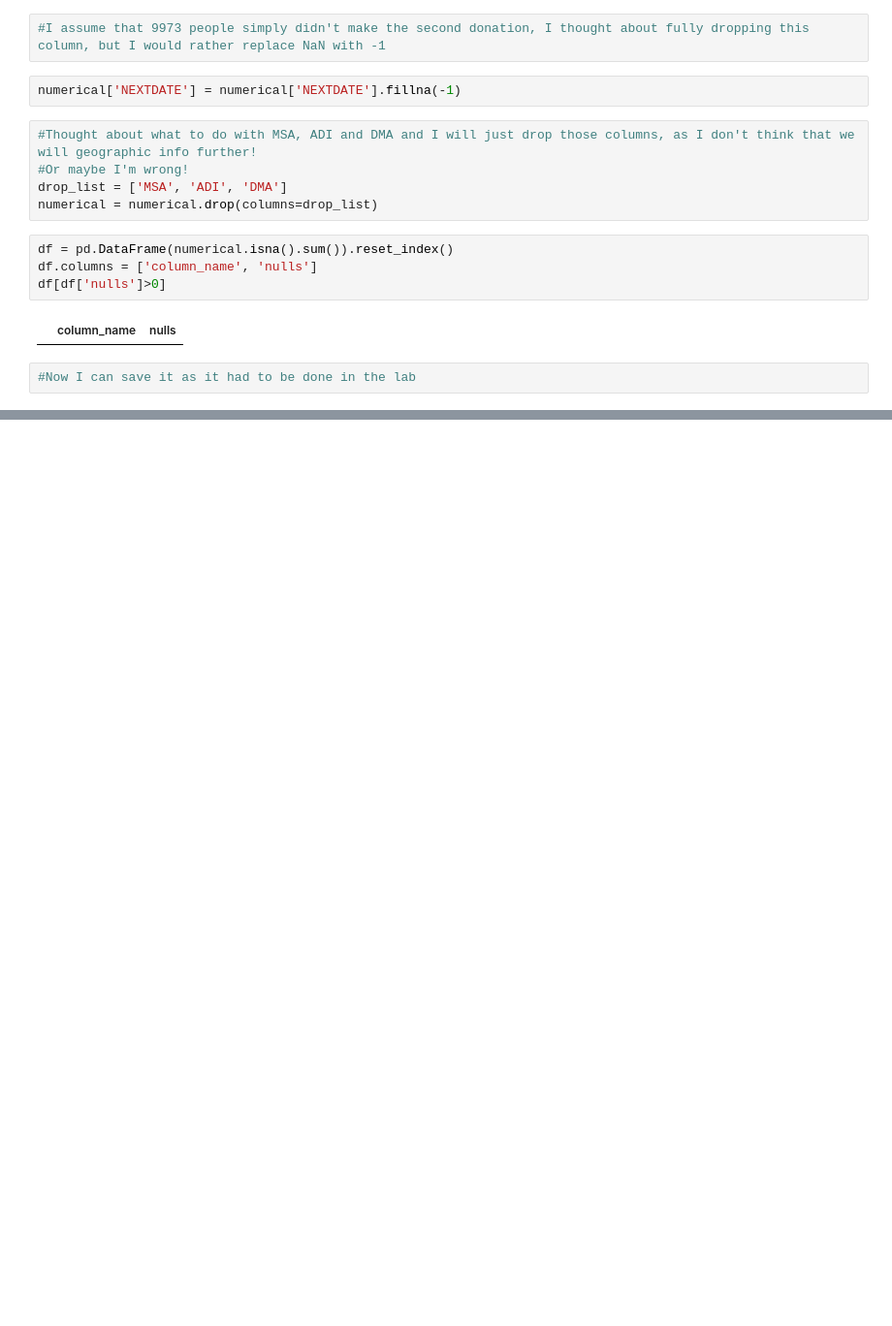
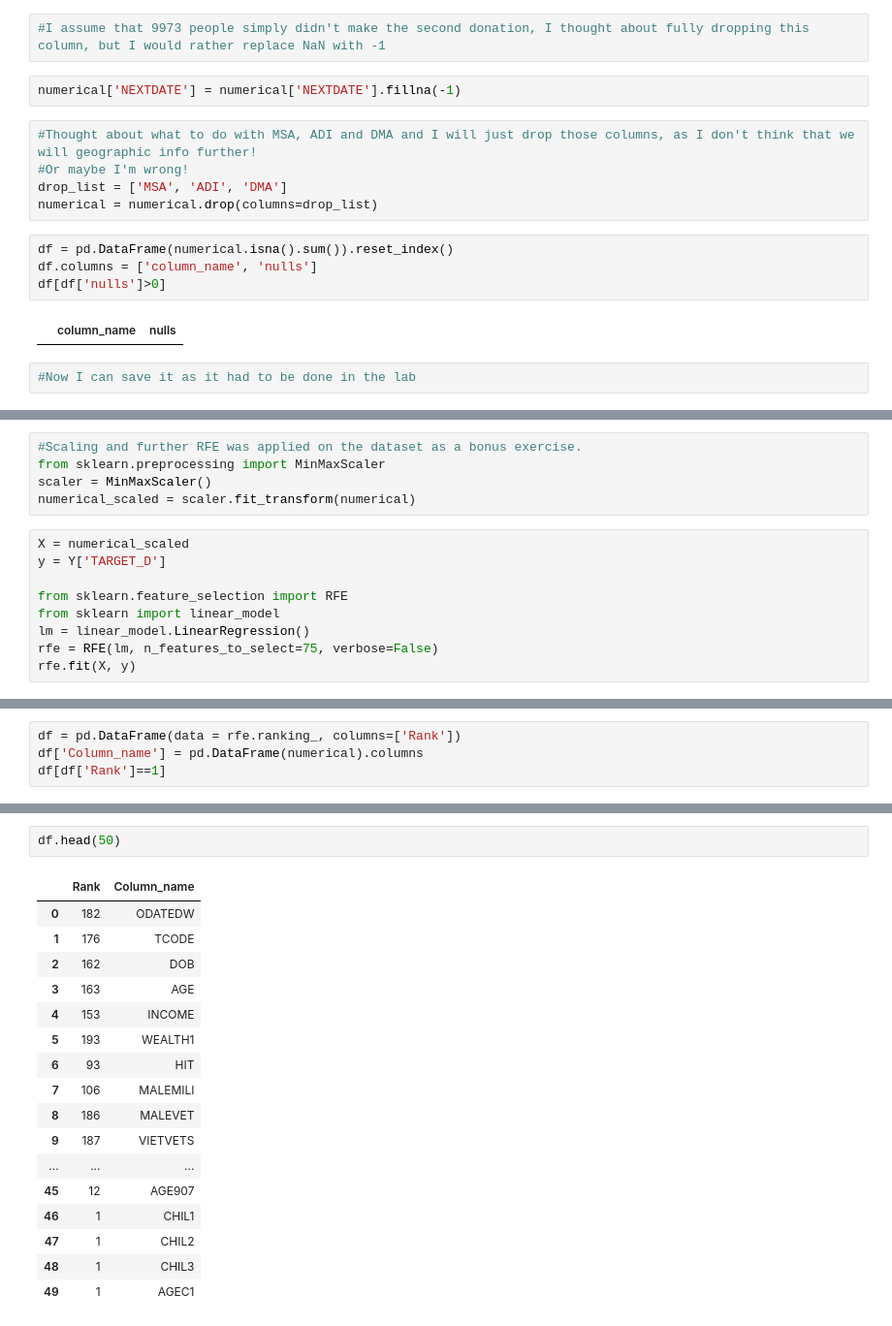
Before and after one commit to ArtemDubrovin222/lab-revisiting-machine-learning, a Jupyter notebook: Untitled.ipynb, the cells around one changed output, grey strips where cells are left out. Shown at 97% size. Saved outputs shown, nothing was run; the diff lists cells and outputs as text; blank space fills up the shorter version.

```diff
--- a/Untitled.ipynb
+++ b/Untitled.ipynb
@@ -832,0 +833,14 @@ Y.to_csv('target7_02.csv')
+# %%
+#Scaling and further RFE was applied on the dataset as a bonus exercise.
+from sklearn.preprocessing import MinMaxScaler
+scaler = MinMaxScaler()
+numerical_scaled = scaler.fit_transform(numerical)
+# %%
+X = numerical_scaled
+y = Y['TARGET_D']
+
+from sklearn.feature_selection import RFE
+from sklearn import linear_model
+lm = linear_model.LinearRegression()
+rfe = RFE(lm, n_features_to_select=75, verbose=False)
+rfe.fit(X, y)
@@ -832,0 +849,4 @@ Y.to_csv('target7_02.csv')
+# %%
+df = pd.DataFrame(data = rfe.ranking_, columns=['Rank'])
+df['Column_name'] = pd.DataFrame(numerical).columns
+df[df['Rank']==1]
@@ -832,0 +867,20 @@ Y.to_csv('target7_02.csv')
+# %%
+df.head(50)
+# %% [output]
+|  | Rank | Column_name |
+| 0 | 182 | ODATEDW |
+| 1 | 176 | TCODE |
+| 2 | 162 | DOB |
+| 3 | 163 | AGE |
+| 4 | 153 | INCOME |
+| 5 | 193 | WEALTH1 |
+| 6 | 93 | HIT |
+| 7 | 106 | MALEMILI |
+| 8 | 186 | MALEVET |
+| 9 | 187 | VIETVETS |
+| ... | ... | ... |
+| 45 | 12 | AGE907 |
+| 46 | 1 | CHIL1 |
+| 47 | 1 | CHIL2 |
+| 48 | 1 | CHIL3 |
+| 49 | 1 | AGEC1 |
```
Also changed, not shown: parts of 3 cells of this notebook.
